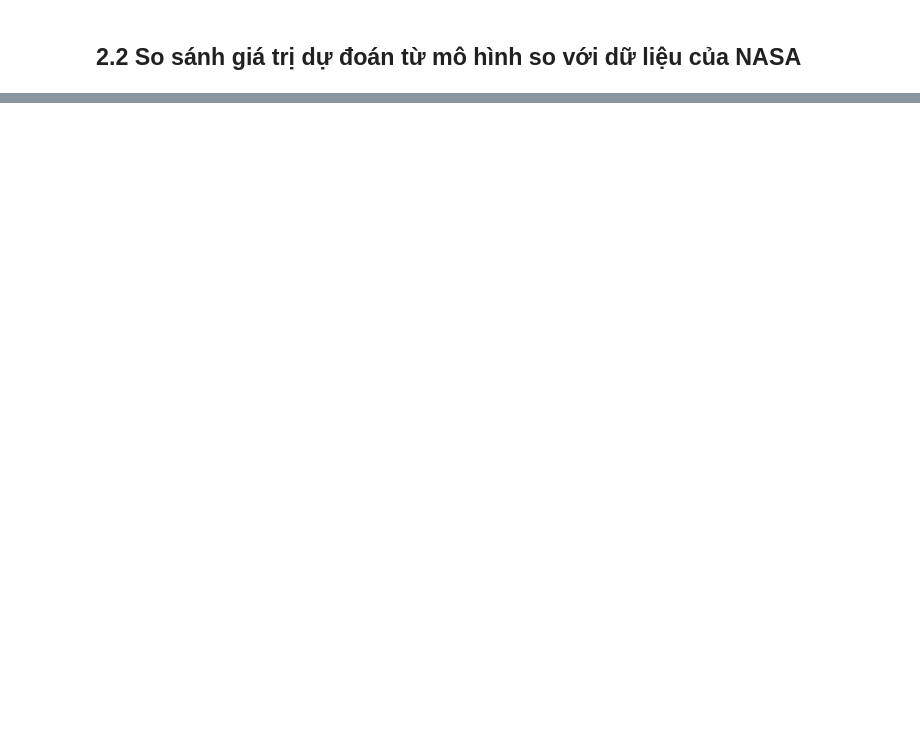
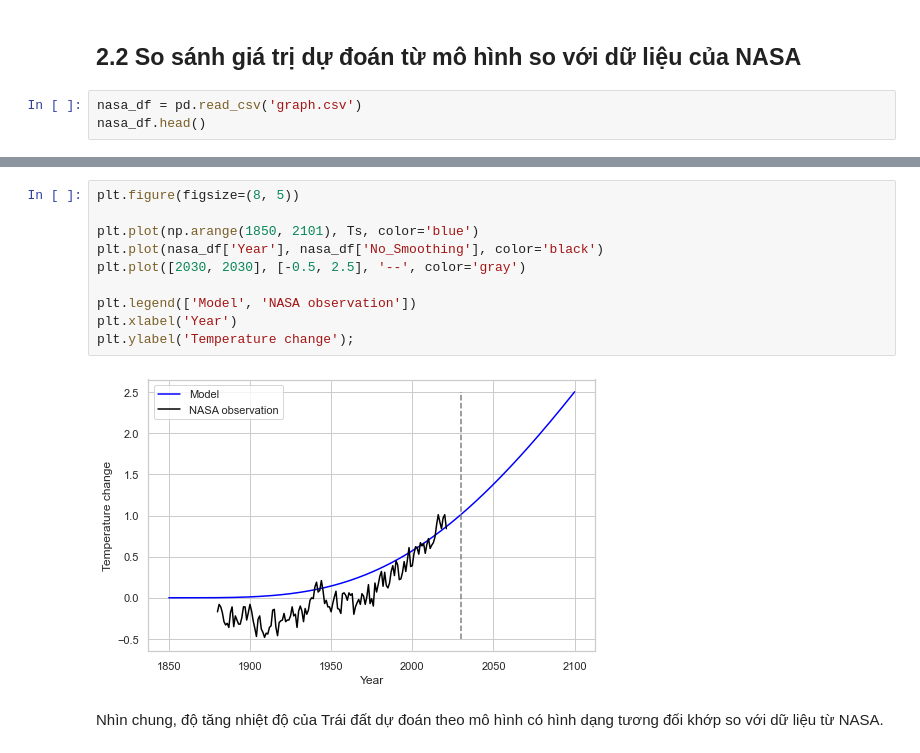
Before and after one commit to mdnam2410/hcmus-da-climate-model, a Jupyter notebook: climate-model.ipynb, the cells around one changed output, grey strips where cells are left out. Cells and saved outputs as stored; diff of their text form; blank space fills up the shorter version.

```diff
--- a/climate-model.ipynb
+++ b/climate-model.ipynb
@@ -131,2 +137,5 @@ plt.ylabel('Temperature change');
 # %% [markdown]
 ## 2.2 So sánh giá trị dự đoán từ mô hình so với dữ liệu của NASA
+# %%
+nasa_df = pd.read_csv('graph.csv')
+nasa_df.head()
@@ -132,0 +149,14 @@ plt.ylabel('Temperature change');
+# %%
+plt.figure(figsize=(8, 5))
+
+plt.plot(np.arange(1850, 2101), Ts, color='blue')
+plt.plot(nasa_df['Year'], nasa_df['No_Smoothing'], color='black')
+plt.plot([2030, 2030], [-0.5, 2.5], '--', color='gray')
+
+plt.legend(['Model', 'NASA observation'])
+plt.xlabel('Year')
+plt.ylabel('Temperature change');
+# %% [output]
+[figure, added]
+# %% [markdown]
+Nhìn chung, độ tăng nhiệt độ của Trái đất dự đoán theo mô hình có hình dạng tương đối khớp so với dữ liệu từ NASA.
```
Also changed, not shown: parts of 5 cells of this notebook, 1 other file.
